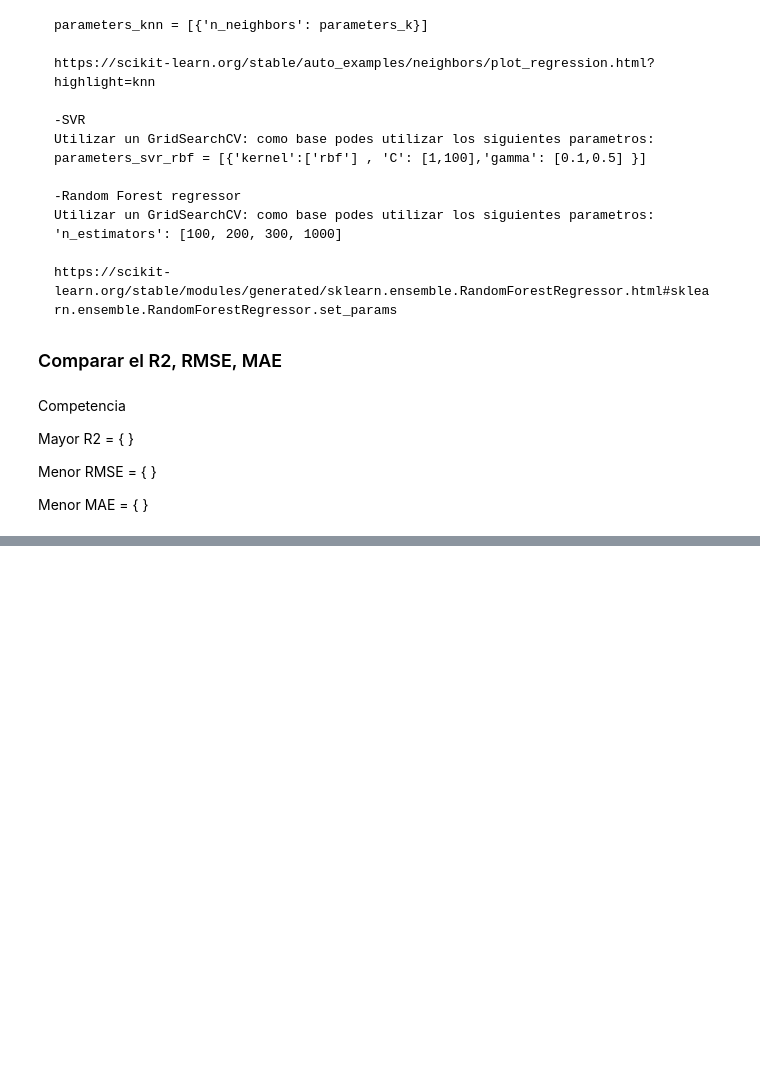
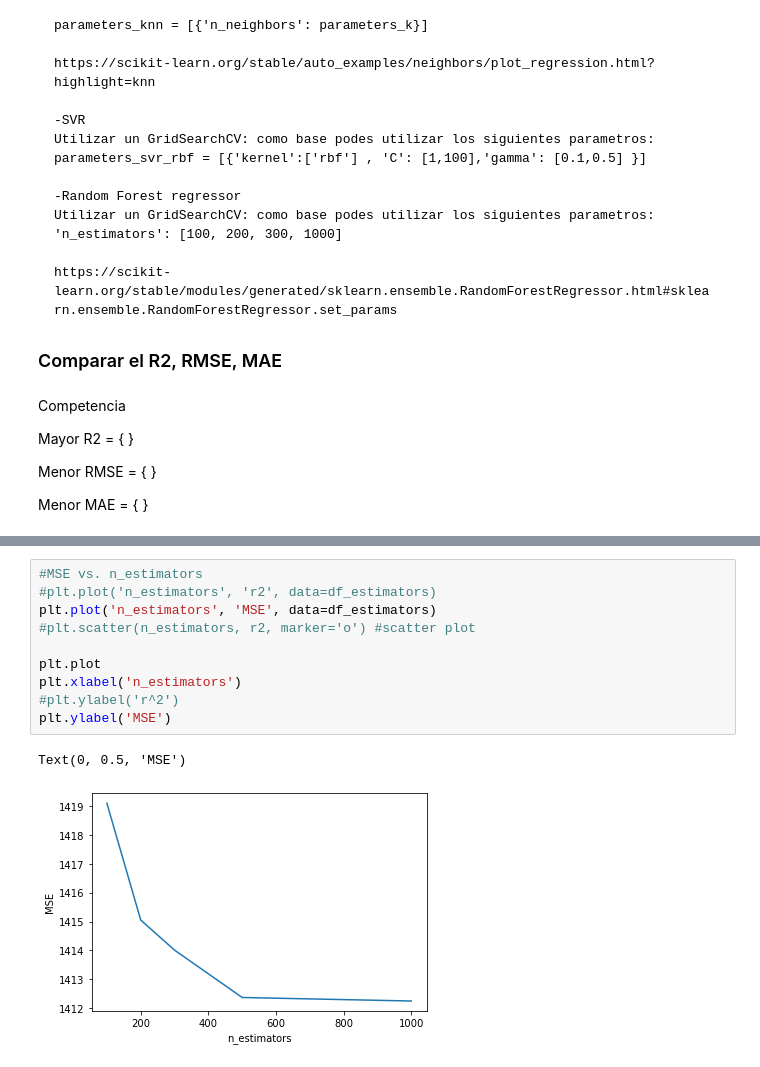
Before and after one commit to tomiambro/clusterai2020_grupo1, a Jupyter notebook: clusterai_2020_clase04_regresion_airbnb_london_copia.ipynb, the cells around one changed output, grey strips where cells are left out. Saved outputs shown, nothing was run; the diff lists cells and outputs as text; blank space fills up the shorter version.

```diff
--- a/clusterai_2020_clase04_regresion_airbnb_london_copia.ipynb
+++ b/clusterai_2020_clase04_regresion_airbnb_london_copia.ipynb
@@ -325 +361,14 @@ r2, mse_rf
+# %%
+#MSE vs. n_estimators
+#plt.plot('n_estimators', 'r2', data=df_estimators)
+plt.plot('n_estimators', 'MSE', data=df_estimators)
+#plt.scatter(n_estimators, r2, marker='o') #scatter plot
+
+plt.plot
+plt.xlabel('n_estimators')
+#plt.ylabel('r^2')
+plt.ylabel('MSE')
+# %% [output]
+Text(0, 0.5, 'MSE')
+[figure, added]
 # %%
```
Also changed, not shown: parts of 12 cells of this notebook.
